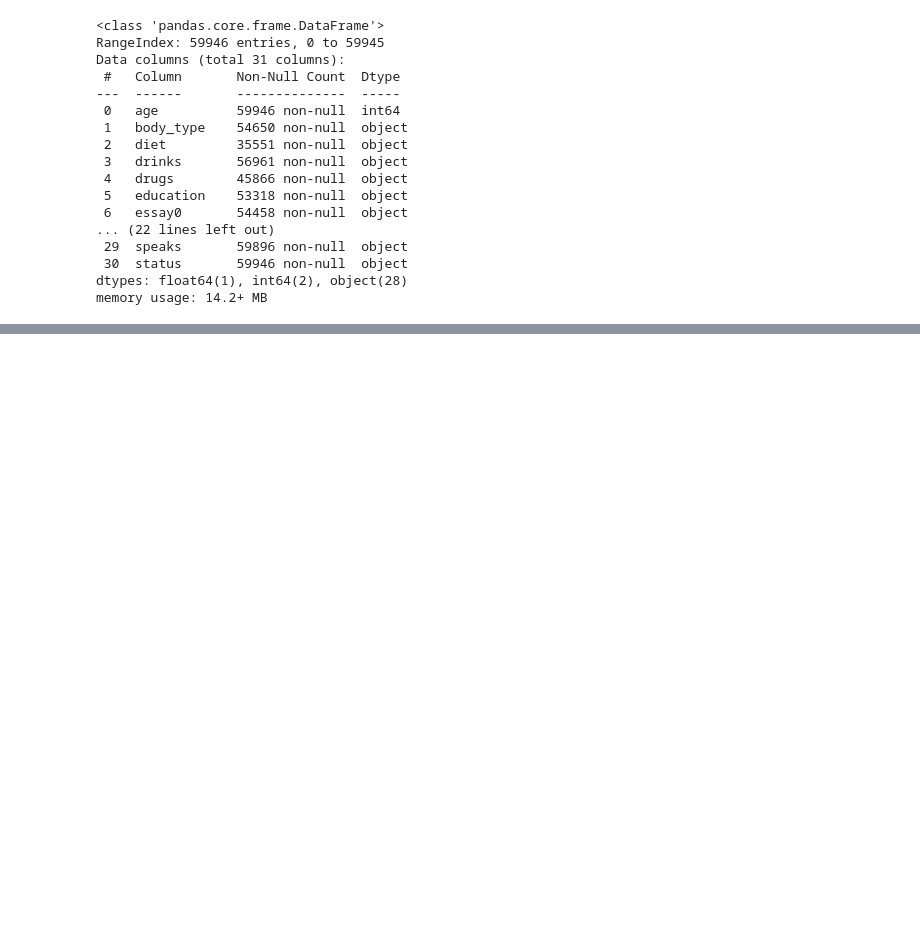
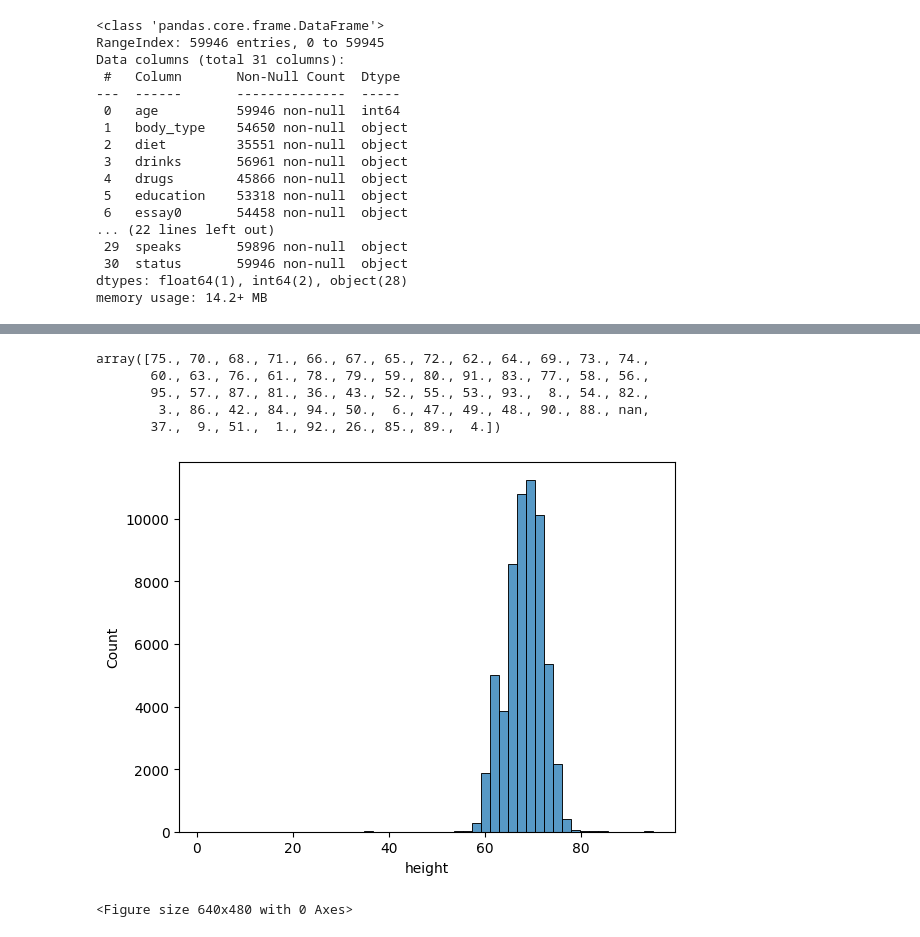
Before and after one commit to YSKAA423/OkCupid-Date-A-Scientist, a Jupyter notebook: Recommend_a_peer.ipynb, the cells around one changed output, grey strips where cells are left out. Cells and saved outputs as stored; diff of their text form; code cells hidden in the pictures; blank space fills up the shorter version.

```diff
--- a/Recommend_a_peer.ipynb
+++ b/Recommend_a_peer.ipynb
@@ -82,0 +124,16 @@ memory usage: 14.2+ MB
+# %%
+Ind.height.unique()
+# %% [output]
+array([75., 70., 68., 71., 66., 67., 65., 72., 62., 64., 69., 73., 74.,
+       60., 63., 76., 61., 78., 79., 59., 80., 91., 83., 77., 58., 56.,
+       95., 57., 87., 81., 36., 43., 52., 55., 53., 93.,  8., 54., 82.,
+        3., 86., 42., 84., 94., 50.,  6., 47., 49., 48., 90., 88., nan,
+       37.,  9., 51.,  1., 92., 26., 85., 89.,  4.])
+# %%
+sns.histplot(Ind.height, bins=50)
+plt.plot()
+plt.show()
+plt.clf()
+# %% [output]
+[figure, added]
+<Figure size 640x480 with 0 Axes>
```
Also changed, not shown: parts of 21 cells of this notebook.
